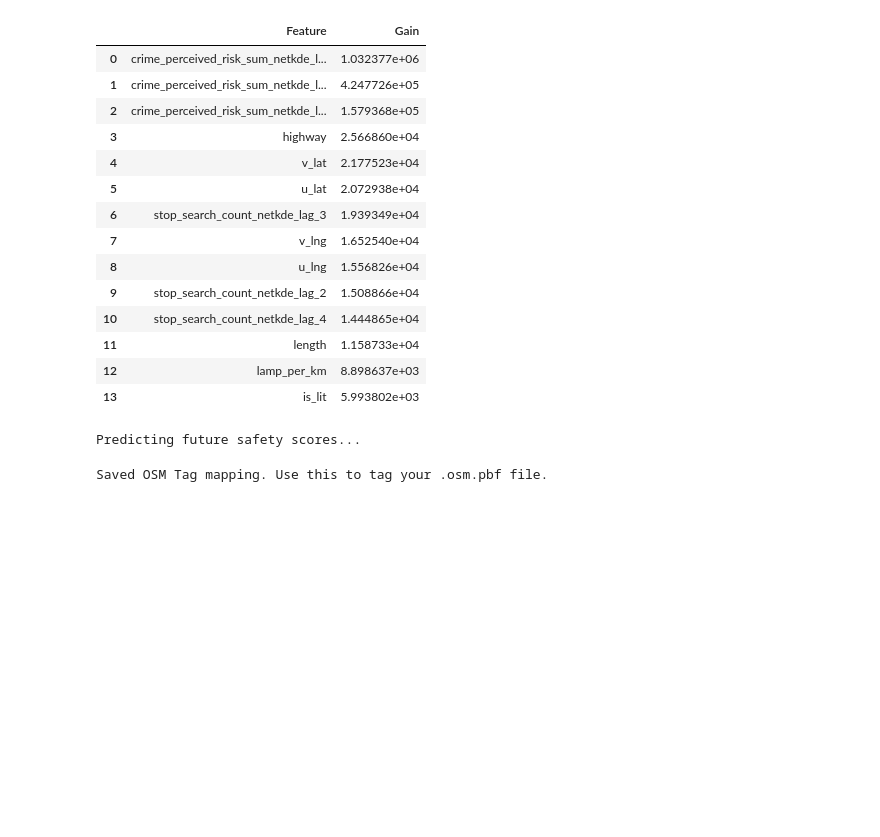
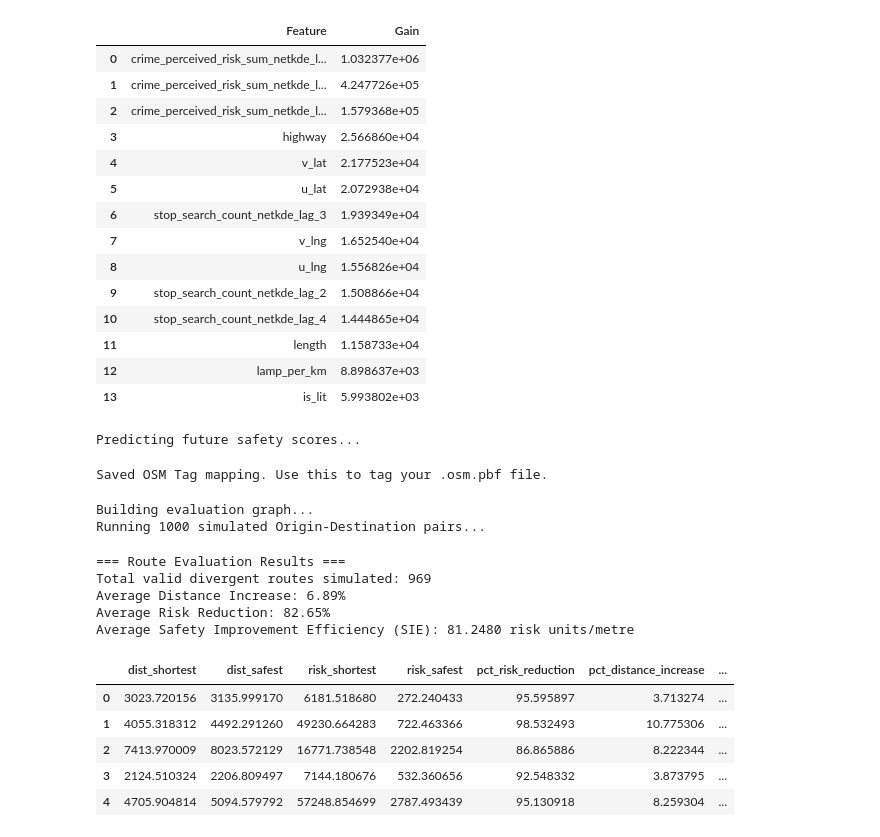
Before and after one commit to djshaf/NightRunner, a Jupyter notebook: Notebook.ipynb, the cells around one changed output. Drawn from its saved outputs; the diff is of its cells as text; code cells hidden in the pictures; blank space fills up the shorter version.

Commit message:
Evaluatory Function
Added a function to evaluate the results per 3rd suggestion.

```diff
--- a/Notebook.ipynb
+++ b/Notebook.ipynb
@@ -344,3 +437,21 @@ Predicting future safety scores...
 osm_tag_mapping(future_edges)
 # %% [output]
 Saved OSM Tag mapping. Use this to tag your .osm.pbf file.
+# %%
+simulation_results = evaluate_routing_performance(future_edges, num_simulations=1000)
+
+simulation_results.head()
+# %% [output]
+Building evaluation graph...
+Running 1000 simulated Origin-Destination pairs...
+=== Route Evaluation Results ===
+Total valid divergent routes simulated: 969
+Average Distance Increase: 6.89%
+Average Risk Reduction: 82.65%
+Average Safety Improvement Efficiency (SIE): 81.2480 risk units/metre
+|  | dist_shortest | dist_safest | risk_shortest | risk_safest | pct_risk_reduction | pct_distance_increase | ... |
+| 0 | 3023.720156 | 3135.999170 | 6181.518680 | 272.240433 | 95.595897 | 3.713274 | ... |
+| 1 | 4055.318312 | 4492.291260 | 49230.664283 | 722.463366 | 98.532493 | 10.775306 | ... |
+| 2 | 7413.970009 | 8023.572129 | 16771.738548 | 2202.819254 | 86.865886 | 8.222344 | ... |
+| 3 | 2124.510324 | 2206.809497 | 7144.180676 | 532.360656 | 92.548332 | 3.873795 | ... |
+| 4 | 4705.904814 | 5094.579792 | 57248.854699 | 2787.493439 | 95.130918 | 8.259304 | ... |
```
Also changed, not shown: parts of 3 cells of this notebook.
